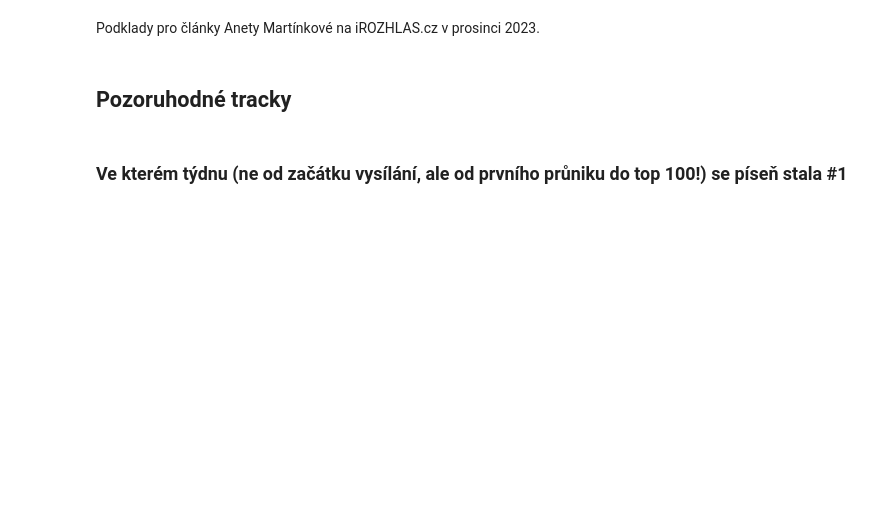
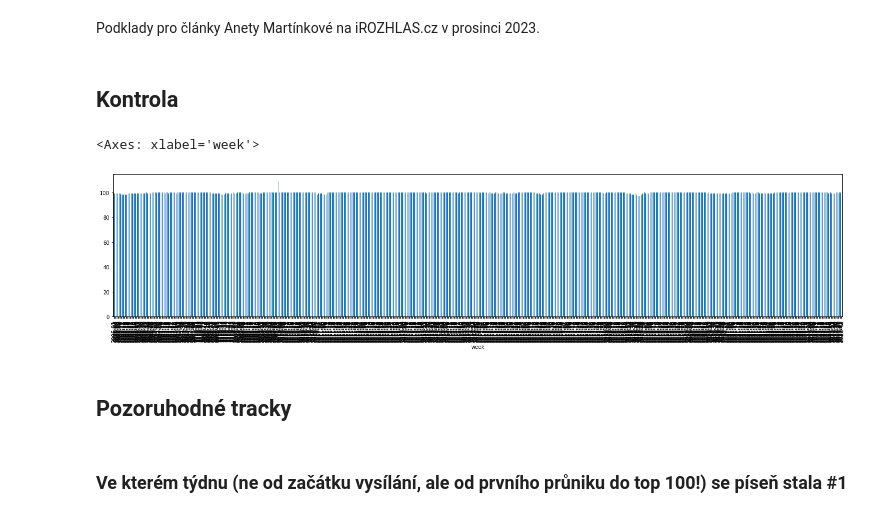
Before and after one commit to DataRozhlas/hitparady, a Jupyter notebook: 902 cesta písničky do éteru.ipynb, the cells around one changed output. Saved outputs shown, nothing was run; the diff lists cells and outputs as text; code cells hidden in the pictures; blank space fills up the shorter version.

```diff
--- a/902 cesta písničky do éteru.ipynb
+++ b/902 cesta písničky do éteru.ipynb
@@ -20,6 +20,13 @@ df = df.merge(premiery_pisni, on=['interpret_hlavni','track'], how='outer')
 df['tyden_pisne'] = df['wk'] - df['wk_poprve'] + 1
 # %%
 df['tyden_pisne_bez_pauz'] = df.groupby(['interpret_hlavni', 'track']).cumcount() + 1
+# %% [markdown]
+## Kontrola
+# %%
+df.groupby('week')['track'].nunique().plot.bar(figsize=(25,5))
+# %% [output]
+<Axes: xlabel='week'>
+[figure, added]
 # %% [markdown]
 ## Pozoruhodné tracky
 # %% [markdown]
```
Also changed, not shown: parts of 48 cells of this notebook, 49 other files.
